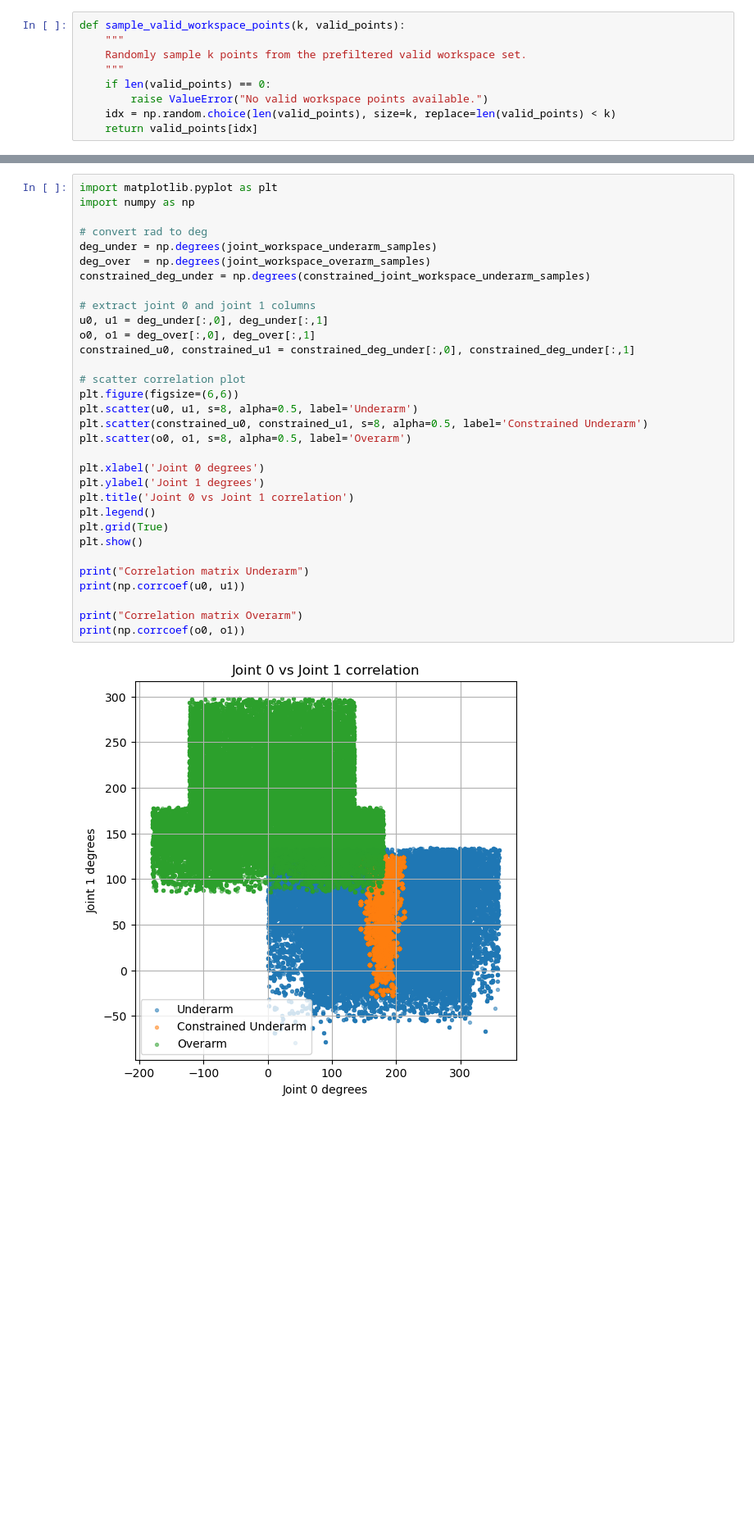
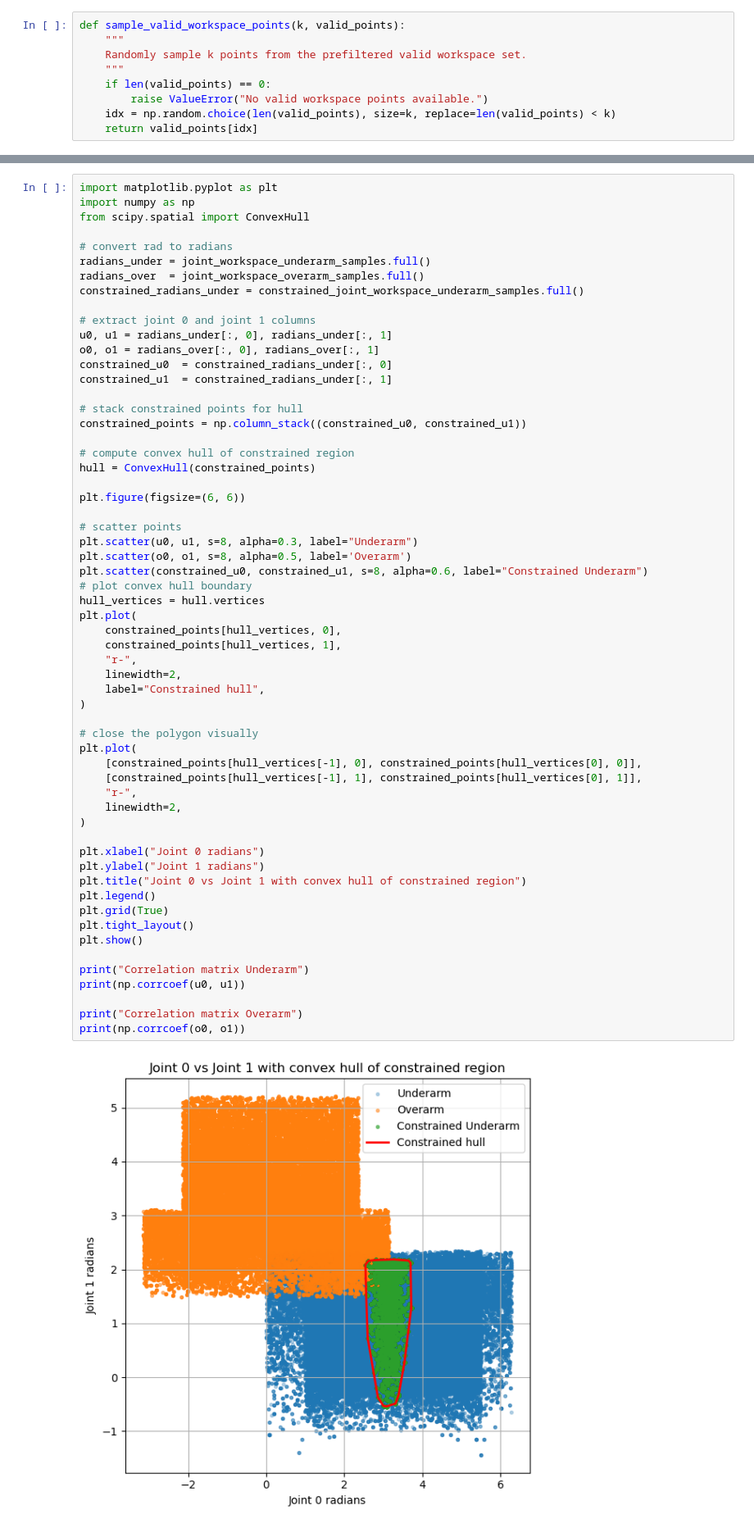
Before and after one commit to edxmorgan/floating-KinDyn, a Jupyter notebook: usage/robot_kinematics.ipynb, the cells around one changed output, grey strips where cells are left out. Shown at 82% size. Drawn from its saved outputs; the diff is of its cells as text; blank space fills up the shorter version.

Commit message:
constrained workspace analysis

```diff
--- a/usage/robot_kinematics.ipynb
+++ b/usage/robot_kinematics.ipynb
@@ -368,35 +372,62 @@ constrained_joint_workspace_underarm_samples = constrained_F_q012_underarm_fun(c
 # %%
 import matplotlib.pyplot as plt
 import numpy as np
+from scipy.spatial import ConvexHull
 
-# convert rad to deg
-deg_under = np.degrees(joint_workspace_underarm_samples)
-deg_over  = np.degrees(joint_workspace_overarm_samples)
-constrained_deg_under = np.degrees(constrained_joint_workspace_underarm_samples)
+# convert rad to radians
+radians_under = joint_workspace_underarm_samples.full()
+radians_over  = joint_workspace_overarm_samples.full()
+constrained_radians_under = constrained_joint_workspace_underarm_samples.full()
 
 # extract joint 0 and joint 1 columns
-u0, u1 = deg_under[:,0], deg_under[:,1]
-o0, o1 = deg_over[:,0], deg_over[:,1]
-constrained_u0, constrained_u1 = constrained_deg_under[:,0], constrained_deg_under[:,1]
+u0, u1 = radians_under[:, 0], radians_under[:, 1]
+o0, o1 = radians_over[:, 0], radians_over[:, 1]
+constrained_u0  = constrained_radians_under[:, 0]
+constrained_u1  = constrained_radians_under[:, 1]
 
-# scatter correlation plot
-plt.figure(figsize=(6,6))
-plt.scatter(u0, u1, s=8, alpha=0.5, label='Underarm')
-plt.scatter(constrained_u0, constrained_u1, s=8, alpha=0.5, label='Constrained Underarm')
+# stack constrained points for hull
+constrained_points = np.column_stack((constrained_u0, constrained_u1))
+
+# compute convex hull of constrained region
+hull = ConvexHull(constrained_points)
+
+plt.figure(figsize=(6, 6))
+
+# scatter points
+plt.scatter(u0, u1, s=8, alpha=0.3, label="Underarm")
 plt.scatter(o0, o1, s=8, alpha=0.5, label='Overarm')
+plt.scatter(constrained_u0, constrained_u1, s=8, alpha=0.6, label="Constrained Underarm")
+# plot convex hull boundary
+hull_vertices = hull.vertices
+plt.plot(
+    constrained_points[hull_vertices, 0],
+    constrained_points[hull_vertices, 1],
+    "r-",
+    linewidth=2,
+    label="Constrained hull",
+)
 
-plt.xlabel('Joint 0 degrees')
-plt.ylabel('Joint 1 degrees')
-plt.title('Joint 0 vs Joint 1 correlation')
+# close the polygon visually
+plt.plot(
+    [constrained_points[hull_vertices[-1], 0], constrained_points[hull_vertices[0], 0]],
+    [constrained_points[hull_vertices[-1], 1], constrained_points[hull_vertices[0], 1]],
+    "r-",
+    linewidth=2,
+)
+
+plt.xlabel("Joint 0 radians")
+plt.ylabel("Joint 1 radians")
+plt.title("Joint 0 vs Joint 1 with convex hull of constrained region")
 plt.legend()
 plt.grid(True)
+plt.tight_layout()
 plt.show()
 
 print("Correlation matrix Underarm")
 print(np.corrcoef(u0, u1))
 
 print("Correlation matrix Overarm")
 print(np.corrcoef(o0, o1))
 # %% [output]
-[figure, old version]
+[figure, new version]
 Correlation matrix Underarm
```
Also changed, not shown: parts of 6 cells of this notebook, 1 other file.
